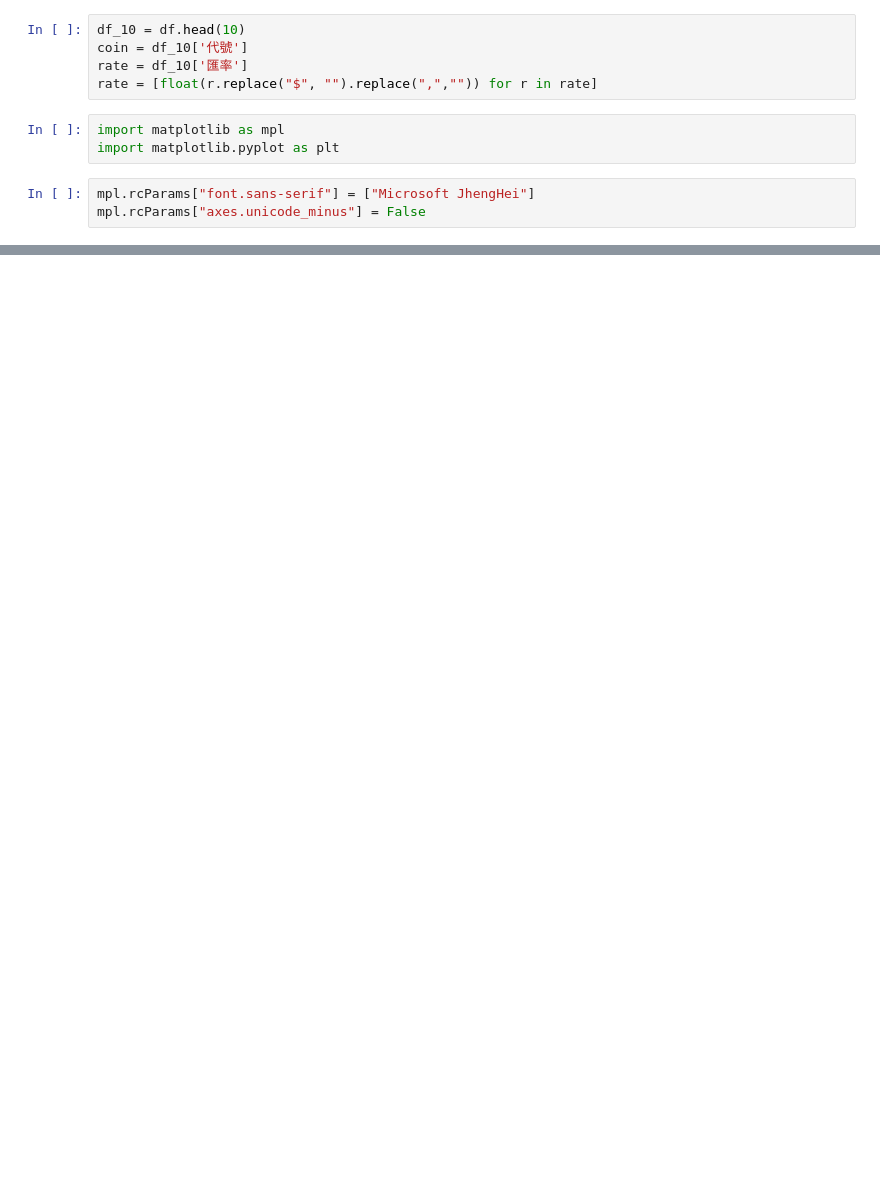
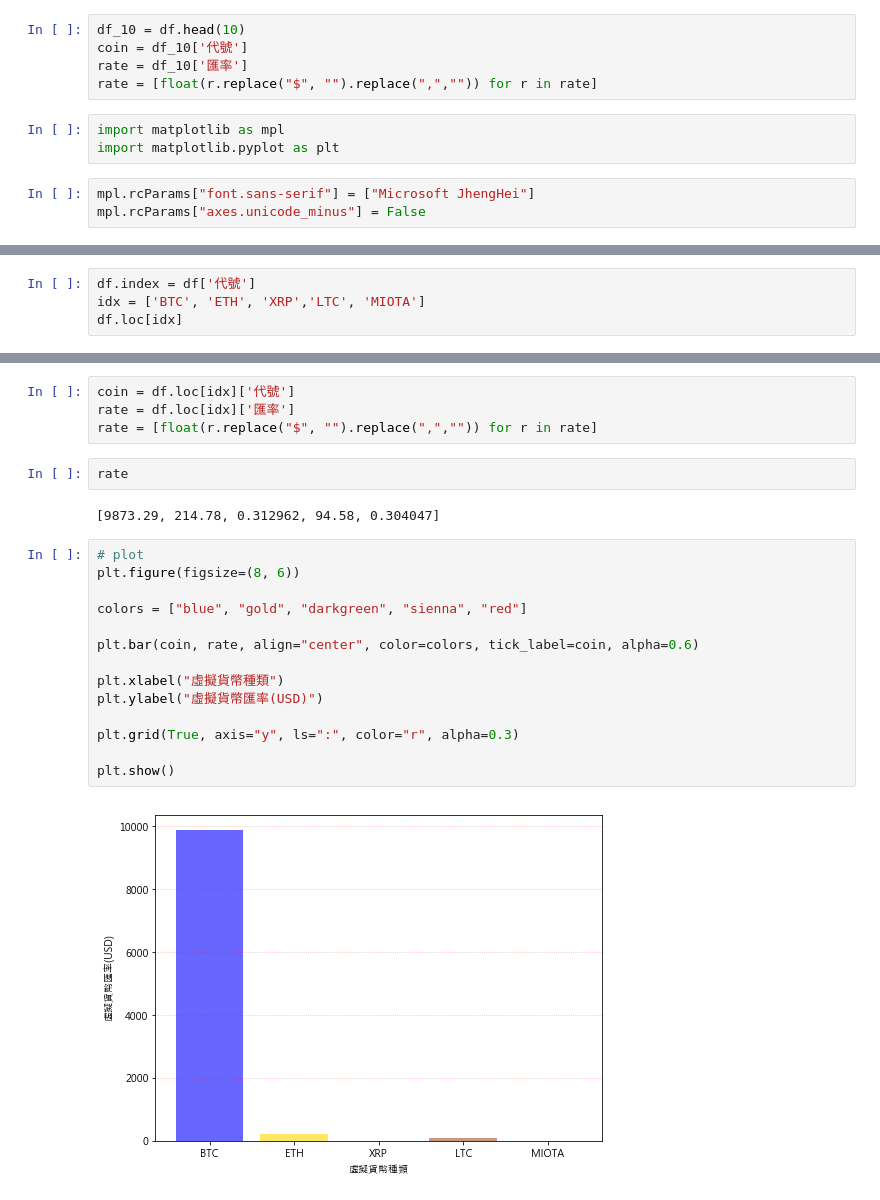
Before and after one commit to dong945/Python-Crawler2, a Jupyter notebook: 01_Top100_virtualCoin.ipynb, the cells around one changed output, grey strips where cells are left out. Saved outputs shown, nothing was run; the diff lists cells and outputs as text; blank space fills up the shorter version.

```diff
--- a/01_Top100_virtualCoin.ipynb
+++ b/01_Top100_virtualCoin.ipynb
@@ -76,0 +79,4 @@ plt.show()
+# %%
+df.index = df['代號']
+idx = ['BTC', 'ETH', 'XRP','LTC', 'MIOTA']
+df.loc[idx]
@@ -76,0 +91,24 @@ plt.show()
+# %%
+coin = df.loc[idx]['代號']
+rate = df.loc[idx]['匯率']
+rate = [float(r.replace("$", "").replace(",","")) for r in rate]
+# %%
+rate
+# %% [output]
+[9873.29, 214.78, 0.312962, 94.58, 0.304047]
+# %%
+# plot
+plt.figure(figsize=(8, 6))
+
+colors = ["blue", "gold", "darkgreen", "sienna", "red"]
+
+plt.bar(coin, rate, align="center", color=colors, tick_label=coin, alpha=0.6)
+
+plt.xlabel("虛擬貨幣種類")
+plt.ylabel("虛擬貨幣匯率(USD)")
+
+plt.grid(True, axis="y", ls=":", color="r", alpha=0.3)
+
+plt.show()
+# %% [output]
+[figure, added]
```
Also changed, not shown: parts of 3 cells of this notebook.
